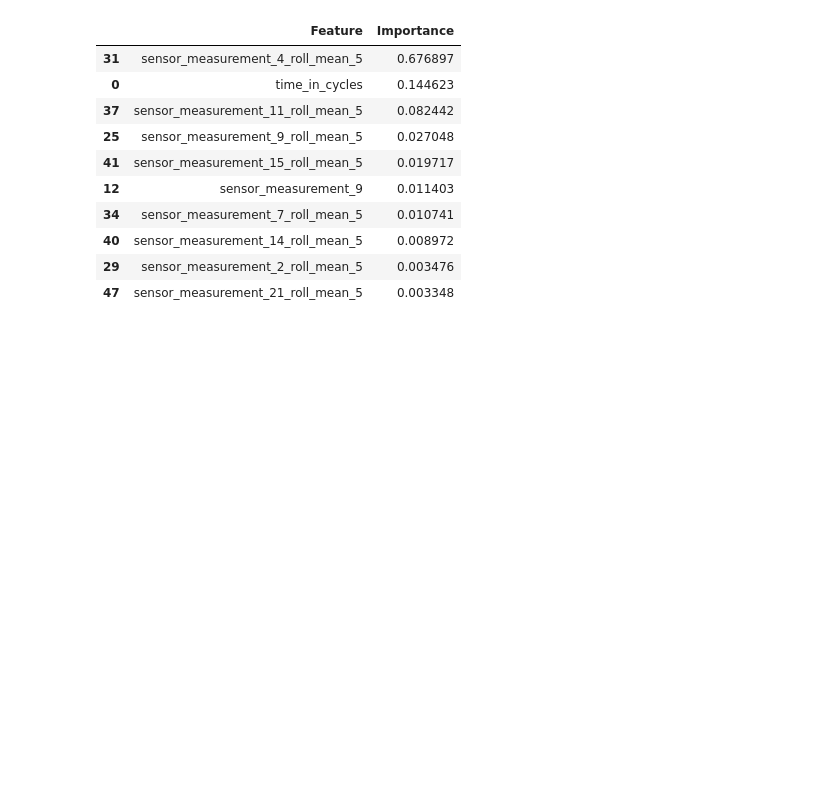
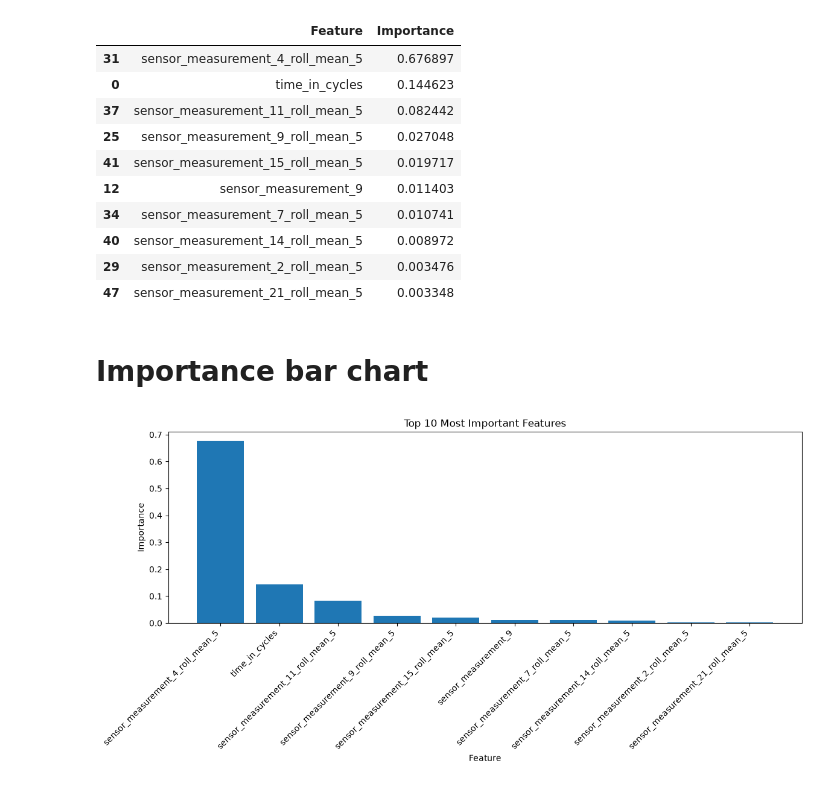
Before and after one commit to morgan-swe/Nasa-Rocket-Engine-Predictive-Maintenance, a Jupyter notebook: notebooks/06_model_training.ipynb, the cells around one changed output. Saved outputs shown, nothing was run; the diff lists cells and outputs as text; code cells hidden in the pictures; blank space fills up the shorter version.

Commit message:
Add feature importance bar chart

```diff
--- a/notebooks/06_model_training.ipynb
+++ b/notebooks/06_model_training.ipynb
@@ -450,3 +450,29 @@ importance_df.head(10)
 | 40 | sensor_measurement_14_roll_mean_5 | 0.008972 |
 | 29 | sensor_measurement_2_roll_mean_5 | 0.003476 |
 | 47 | sensor_measurement_21_roll_mean_5 | 0.003348 |
+# %% [markdown]
+# Importance bar chart
+# %%
+plt.figure(figsize=(12,6))
+
+top_features = importance_df.head(10)
+
+plt.bar(
+    top_features["Feature"],
+    top_features["Importance"]
+)
+
+plt.xticks(rotation=45, ha="right")
+plt.title("Top 10 Most Important Features")
+plt.xlabel("Feature")
+plt.ylabel("Importance")
+plt.tight_layout()
+
+plt.savefig(
+    "../reports/figures/feature_importance.png",
+    dpi=300
+)
+
+plt.show()
+# %% [output]
+[figure, added]
```
Also changed, not shown: 1 other file.
